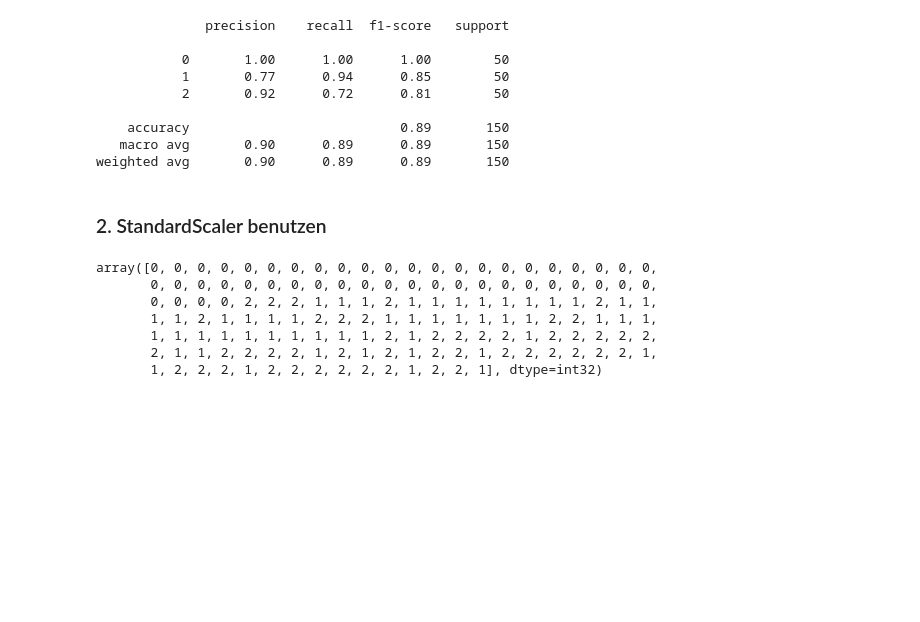
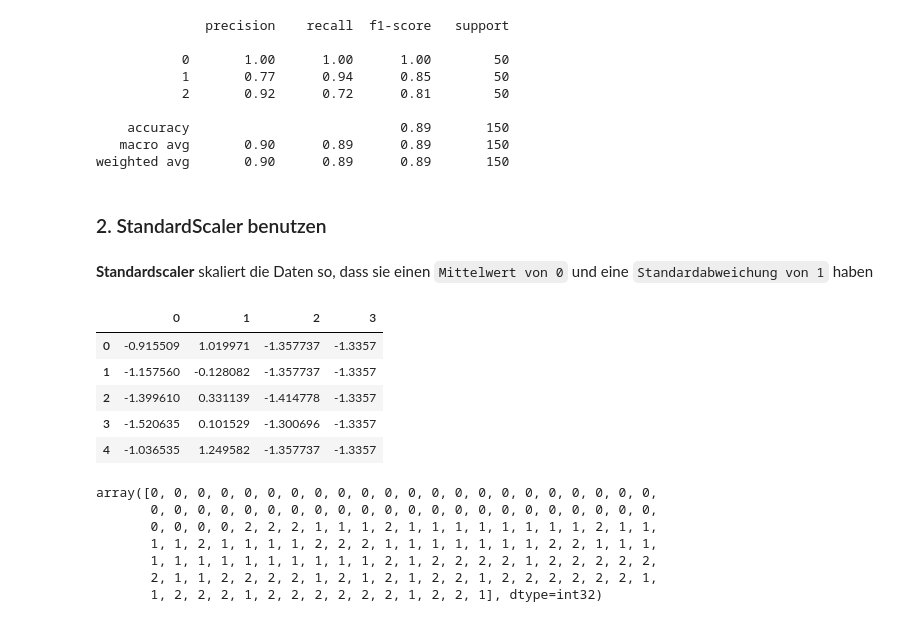
Before and after one commit to yungsnowx/215machinelearning, a Jupyter notebook: kMeansClustering/kMeansIris.ipynb, the cells around one changed output. Drawn from its saved outputs; the diff is of its cells as text; code cells hidden in the pictures; blank space fills up the shorter version.

```diff
--- a/kMeansClustering/kMeansIris.ipynb
+++ b/kMeansClustering/kMeansIris.ipynb
@@ -308,10 +308,20 @@ print(sm.classification_report(y_wDups, prediction))
 weighted avg       0.90      0.89      0.89       150
 # %% [markdown]
 ### 2. StandardScaler benutzen
+# %% [markdown]
+**Standardscaler** skaliert die Daten so, dass sie einen `Mittelwert von 0` und eine `Standardabweichung von 1` haben
 # %%
 standard_scaler = StandardScaler()
 scaled_data = standard_scaler.fit_transform(x) # Objekt anwenden auf Daten
 scaled_data = pd.DataFrame(scaled_data) # Array in df umwandeln
+scaled_data.head(5)
+# %% [output]
+|  | 0 | 1 | 2 | 3 |
+| 0 | -0.915509 | 1.019971 | -1.357737 | -1.3357 |
+| 1 | -1.157560 | -0.128082 | -1.357737 | -1.3357 |
+| 2 | -1.399610 | 0.331139 | -1.414778 | -1.3357 |
+| 3 | -1.520635 | 0.101529 | -1.300696 | -1.3357 |
+| 4 | -1.036535 | 1.249582 | -1.357737 | -1.3357 |
 # %%
 model = KMeans(n_clusters=3, random_state=0) # k-Means-objekt erzeugen
 model.fit(scaled_data) # Algorithmus mit den daten antrainieren
```
